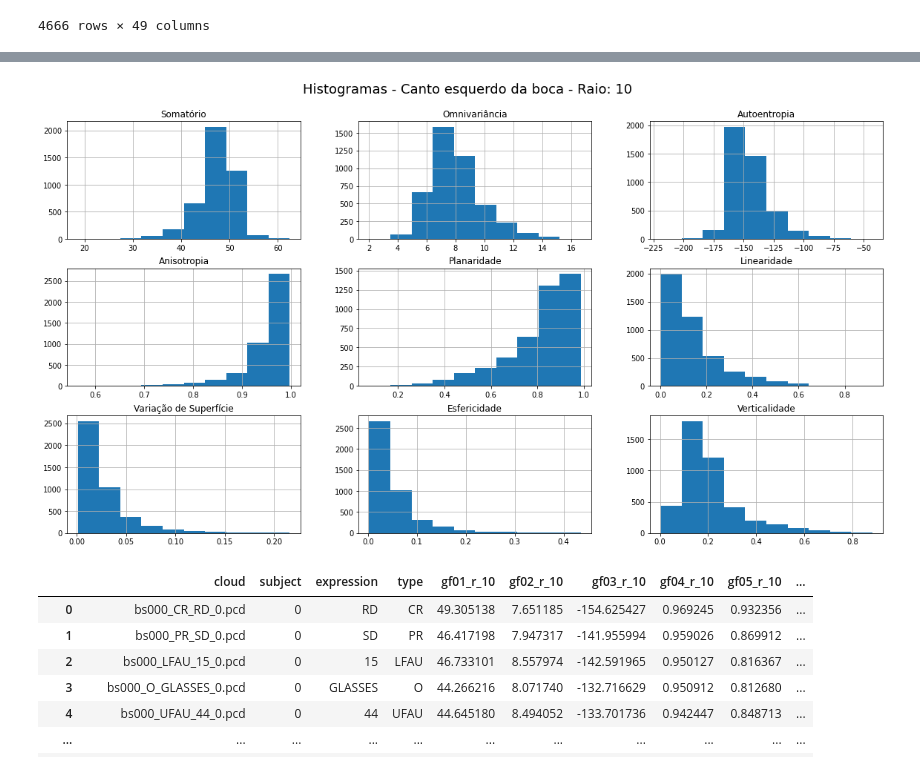
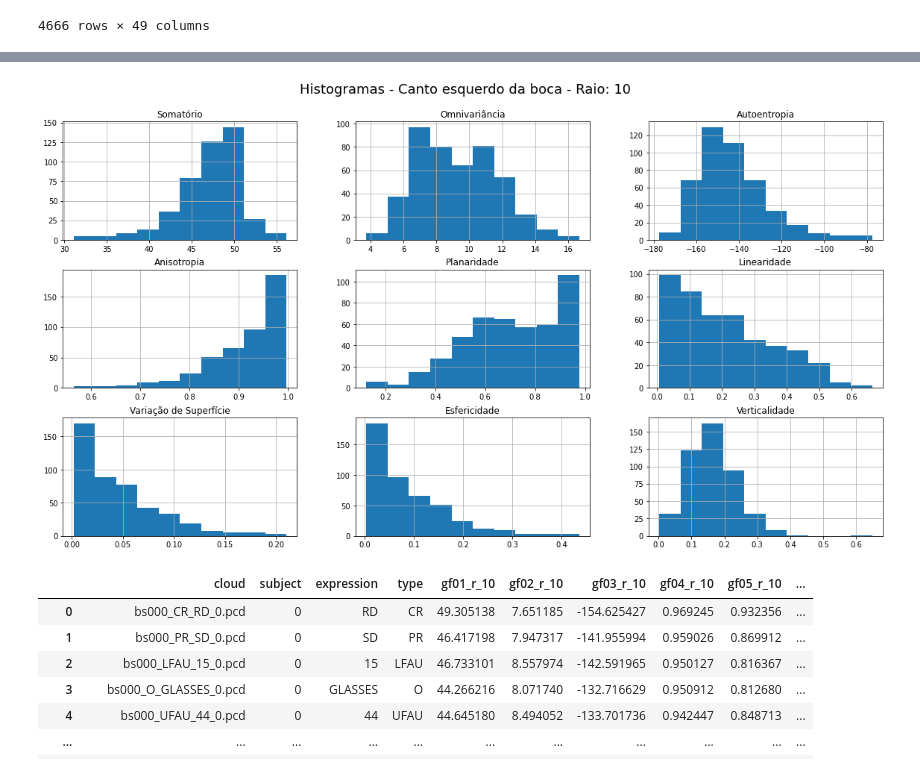
Before and after one commit to thalissonfelipe/landmarks, a Jupyter notebook: Análises da Features da Matriz de Covariância (Raios 10, 15, 20, 25, 30).ipynb, the cells around one changed output, grey strips where cells are left out. Drawn from its saved outputs; the diff is of its cells as text; code cells hidden in the pictures.

```diff
--- a/Análises da Features da Matriz de Covariância (Raios 10, 15, 20, 25, 30).ipynb
+++ b/Análises da Features da Matriz de Covariância (Raios 10, 15, 20, 25, 30).ipynb
@@ -414,5 +402,5 @@ plot_histograms(df_ole, point_name='Olho externo esquerdo', radius=10)
 # %%
-df_lmc = pd.read_csv('left_mouth_corner.csv', index_col=0)
+df_lmc = pd.read_csv('data/left_mouth_corner.csv', index_col=0)
 df_lmc
 # %% [output]
 |  | cloud | subject | expression | type | gf01_r_10 | gf02_r_10 | gf03_r_10 | gf04_r_10 | gf05_r_10 | ... |
@@ -428,3 +416,6 @@ df_lmc
 | 4664 | bs104_PR_U_0.pcd | 104 | U | PR | 47.807243 | 6.834845 | -149.048859 | 0.976319 | 0.929216 | ... |
 | 4665 | bs104_CAU_A26A12lw_0.pcd | 104 | A26A12lw | CAU | 43.178822 | 7.829470 | -128.879257 | 0.954678 | 0.657807 | ... |
 4666 rows × 49 columns
+# %%
+df_lmc_exp = df_lmc.loc[df_lmc['type'] == 'E']
+df_lmc_exp.describe()
@@ -431,5 +433,5 @@ df_lmc
 # %%
-plot_histograms(df_lmc, point_name='Canto esquerdo da boca', radius=10)
+plot_histograms(df_lmc_exp, point_name='Canto esquerdo da boca', radius=10)
 # %% [output]
-[figure, old version]
+[figure, new version]
 # %%
```
Also changed, not shown: parts of 15 cells of this notebook, 5 other files.
